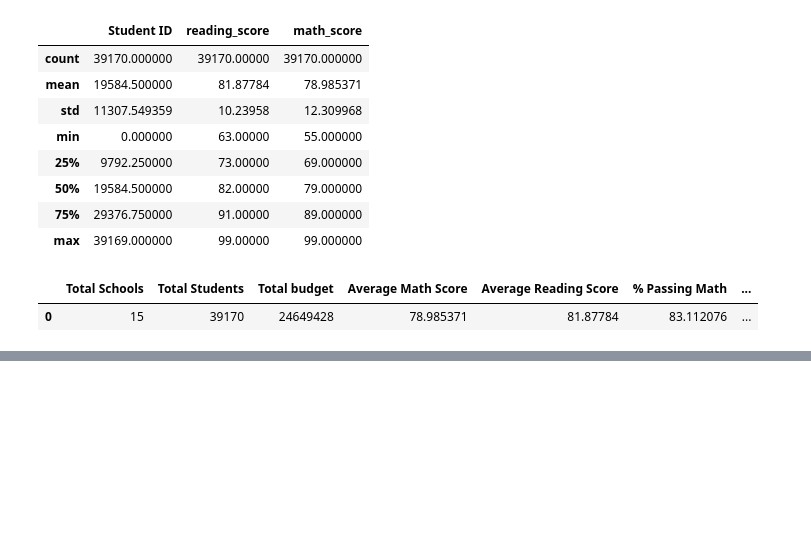
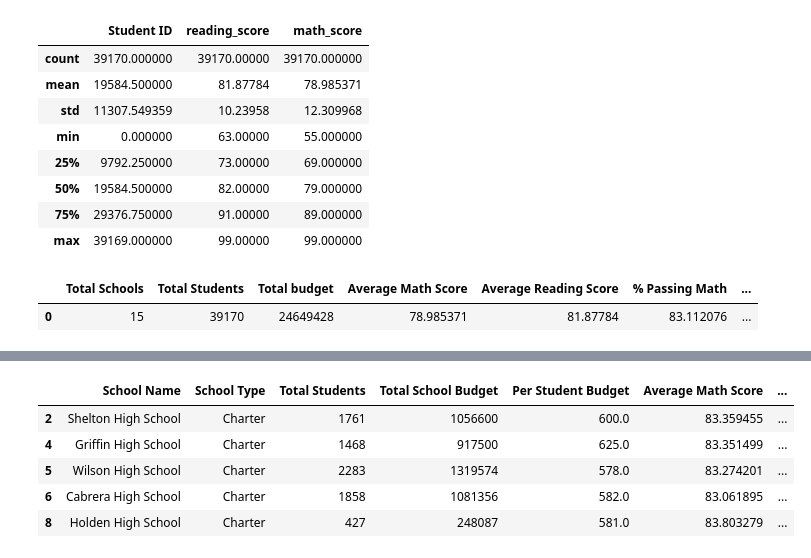
Before and after one commit to indranik/Pandas, a Jupyter notebook: PyCitySchools/PyCitySchoolsjp.ipynb, the cells around one changed output, grey strips where cells are left out. Saved outputs shown, nothing was run; the diff lists cells and outputs as text; code cells hidden in the pictures; blank space fills up the shorter version.

```diff
--- a/PyCitySchools/PyCitySchoolsjp.ipynb
+++ b/PyCitySchools/PyCitySchoolsjp.ipynb
@@ -130,8 +130,8 @@ FinalDf['Overall Passing Rate'] = (((FinalDf['NumReadingPassed']/FinalDf['size']
 FinalDf['Per Student Budget'] = FinalDf['budget']/FinalDf['size']
 
 ReportDf = FinalDf.rename(columns = {'school': 'School Name','type': 'School Type','size' :'Total Students','budget':'Total School Budget'})
-ReportDf1 = ReportDf[SummaryCol]
-ReportDf1
+schoolSumDf = ReportDf[SummaryCol]
+schoolSumDf
 # %% [output]
 |  | School Name | School Type | Total Students | Total School Budget | Per Student Budget | Average Math Score | ... |
 | 0 | Huang High School | District | 2917 | 1910635 | 655.0 | 76.629414 | ... |
@@ -149,3 +149,14 @@ ReportDf1
 | 12 | Johnson High School | District | 4761 | 3094650 | 650.0 | 77.072464 | ... |
 | 13 | Ford High School | District | 2739 | 1763916 | 644.0 | 77.102592 | ... |
 | 14 | Thomas High School | Charter | 1635 | 1043130 | 638.0 | 83.418349 | ... |
+# %%
+#Top Performing Schools
+TopPerformingSchoolsDf = schoolSumDf.nlargest(5,columns = ['Overall Passing Rate'])
+TopPerformingSchoolsDf
+# %% [output]
+|  | School Name | School Type | Total Students | Total School Budget | Per Student Budget | Average Math Score | ... |
+| 2 | Shelton High School | Charter | 1761 | 1056600 | 600.0 | 83.359455 | ... |
+| 4 | Griffin High School | Charter | 1468 | 917500 | 625.0 | 83.351499 | ... |
+| 5 | Wilson High School | Charter | 2283 | 1319574 | 578.0 | 83.274201 | ... |
+| 6 | Cabrera High School | Charter | 1858 | 1081356 | 582.0 | 83.061895 | ... |
+| 8 | Holden High School | Charter | 427 | 248087 | 581.0 | 83.803279 | ... |
```
Also changed, not shown: parts of 1 cell of this notebook.
